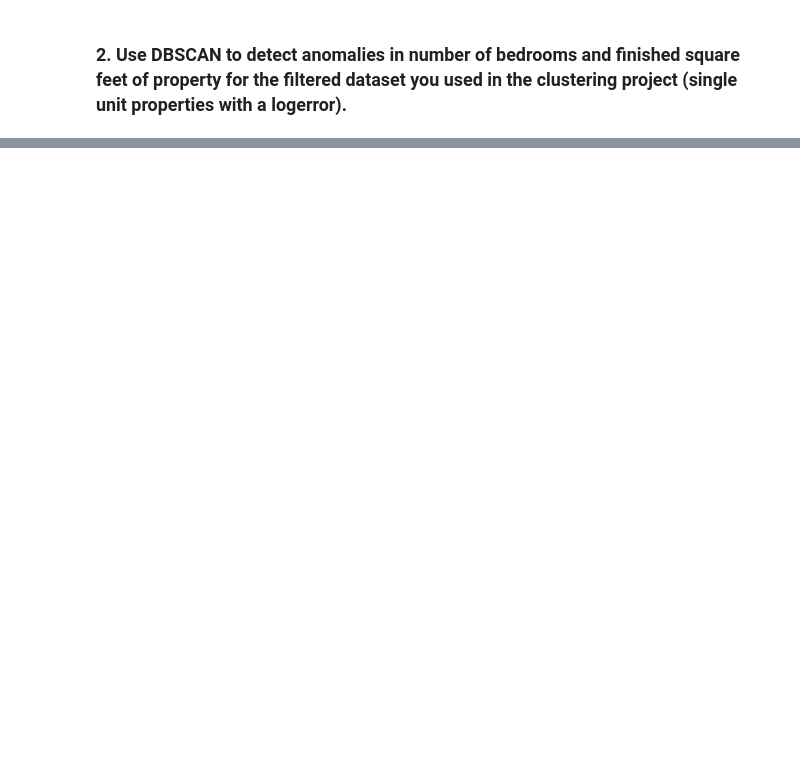
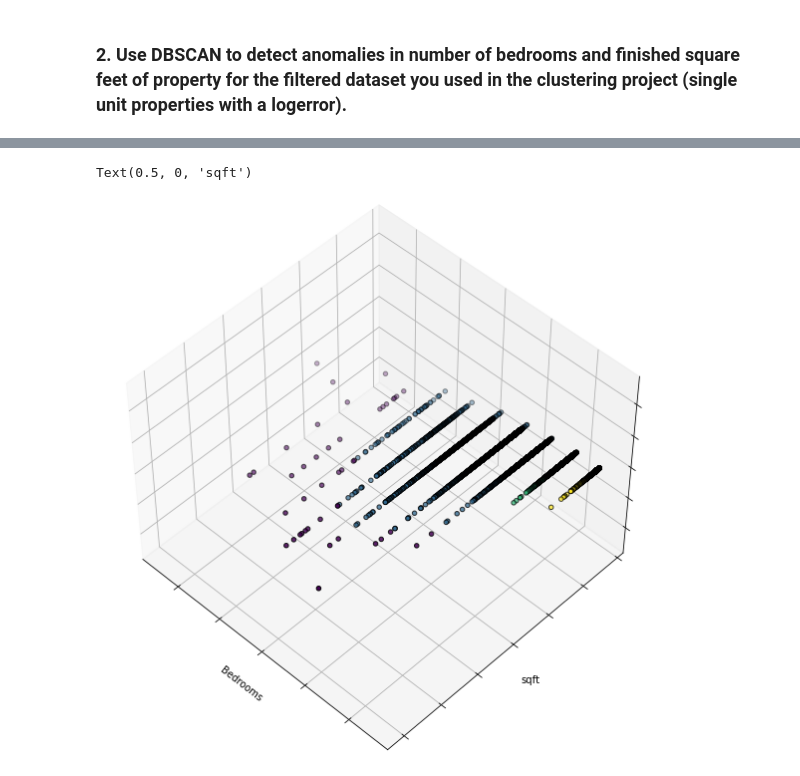
Before and after one commit to segovialori/anomaly-detection-exercises, a Jupyter notebook: clustering_anomaly_detection.ipynb, the cells around one changed output, grey strips where cells are left out. Saved outputs shown, nothing was run; the diff lists cells and outputs as text; code cells hidden in the pictures; blank space fills up the shorter version.

```diff
--- a/clustering_anomaly_detection.ipynb
+++ b/clustering_anomaly_detection.ipynb
@@ -313,0 +689,19 @@ dbscan(X, eps, min_samples)
+# %%
+from mpl_toolkits.mplot3d import Axes3D
+
+fig = plt.figure(1, figsize=(8, 8))
+ax = Axes3D(fig, rect=[0, 0, .95, 1], elev=48, azim=134)
+
+# plot the points
+ax.scatter(df.bedrooms, df.sqft,
+           c=df.labels, edgecolor='k')
+
+ax.w_xaxis.set_ticklabels([])
+ax.w_yaxis.set_ticklabels([])
+ax.w_zaxis.set_ticklabels([])
+
+ax.set_xlabel('Bedrooms')
+ax.set_ylabel('sqft')
+# %% [output]
+Text(0.5, 0, 'sqft')
+[figure, added]
```
Also changed, not shown: parts of 28 cells of this notebook.
